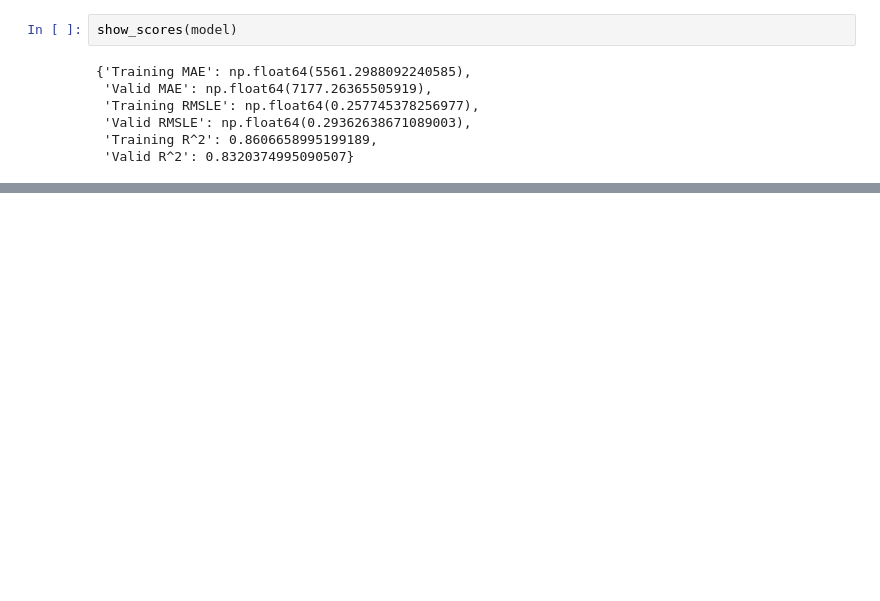
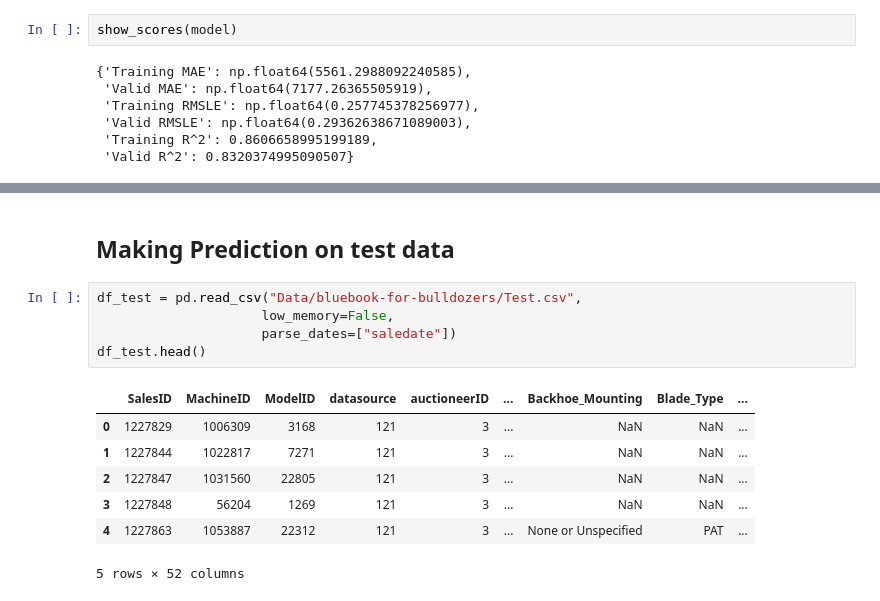
Before and after one commit to Ydv-Suman/Bulldozer-Price-Prediction, a Jupyter notebook: Main.ipynb, the cells around one changed output, grey strips where cells are left out. Drawn from its saved outputs; the diff is of its cells as text; blank space fills up the shorter version.

Commit message:
Making predictions

```diff
--- a/Main.ipynb
+++ b/Main.ipynb
@@ -420,0 +531,15 @@ show_scores(model)
+# %% [markdown]
+## Making Prediction on test data
+# %%
+df_test = pd.read_csv("Data/bluebook-for-bulldozers/Test.csv",
+                     low_memory=False,
+                     parse_dates=["saledate"])
+df_test.head()
+# %% [output]
+|  | SalesID | MachineID | ModelID | datasource | auctioneerID | ... | Backhoe_Mounting | Blade_Type | ... |
+| 0 | 1227829 | 1006309 | 3168 | 121 | 3 | ... | NaN | NaN | ... |
+| 1 | 1227844 | 1022817 | 7271 | 121 | 3 | ... | NaN | NaN | ... |
+| 2 | 1227847 | 1031560 | 22805 | 121 | 3 | ... | NaN | NaN | ... |
+| 3 | 1227848 | 56204 | 1269 | 121 | 3 | ... | NaN | NaN | ... |
+| 4 | 1227863 | 1053887 | 22312 | 121 | 3 | ... | None or Unspecified | PAT | ... |
+5 rows × 52 columns
```
Also changed, not shown: parts of 21 cells of this notebook.
